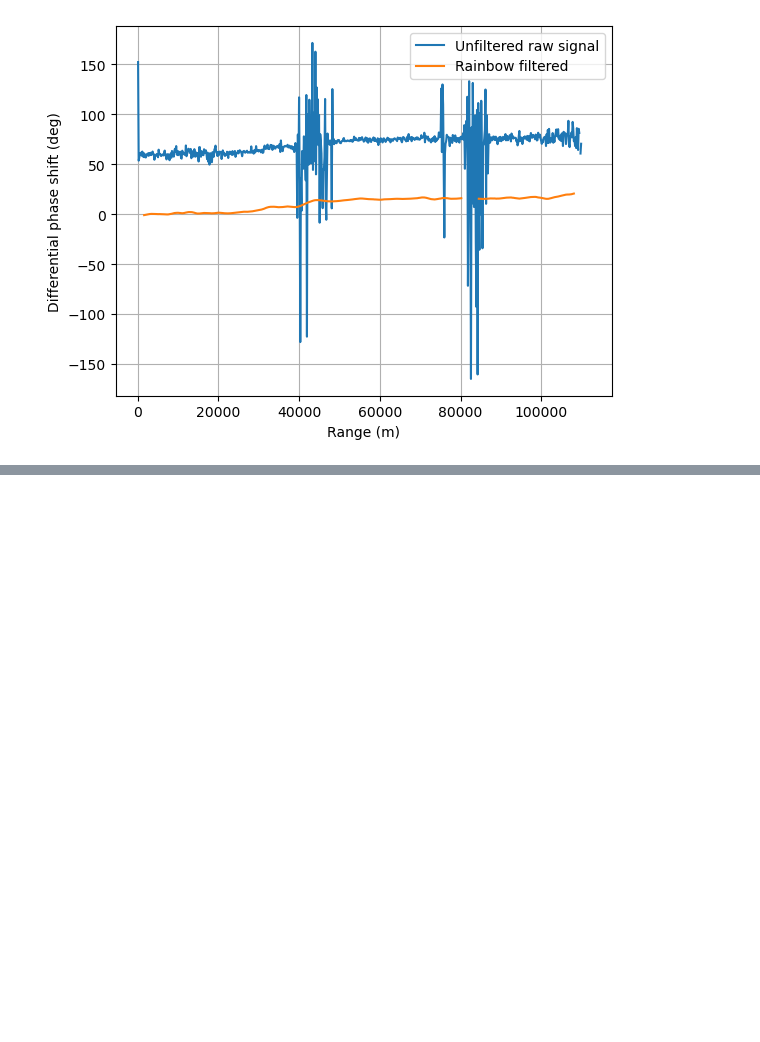
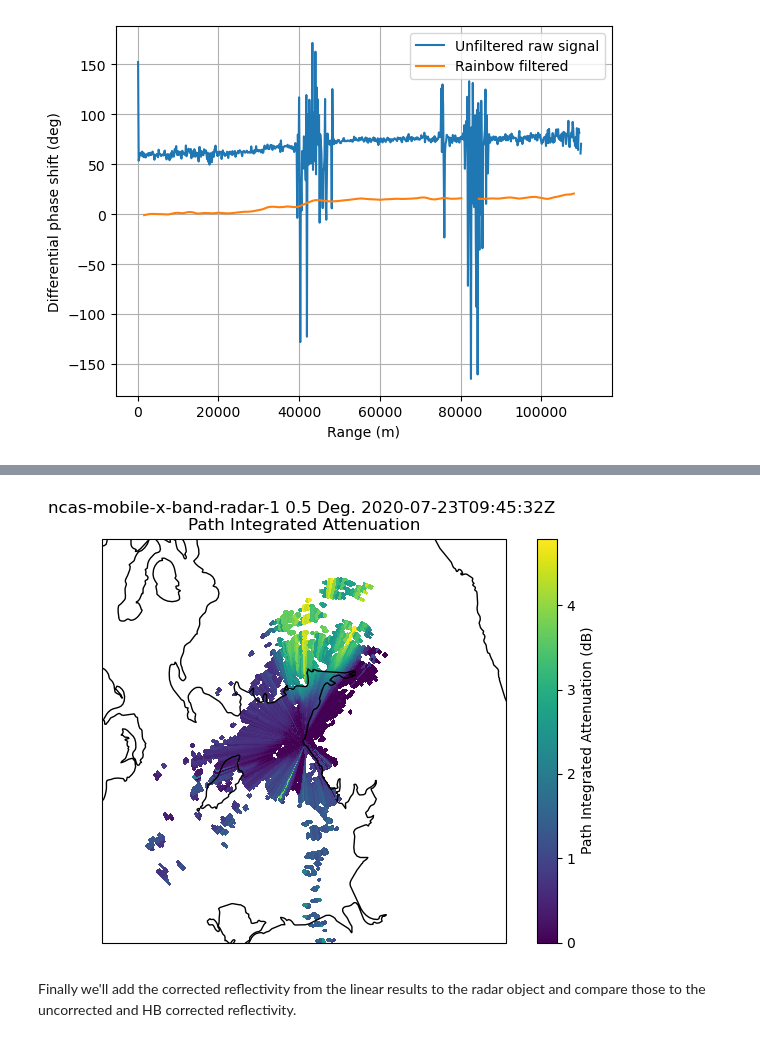
Before and after one commit to ncasuk/NCAS-Intro-Atmos-Radar-2024, a Jupyter notebook: notebooks/practicals/Practical_4_Part_3_Attenuation.ipynb, the cells around one changed output, grey strips where cells are left out. Cells and saved outputs as stored; diff of their text form; code cells hidden in the pictures; blank space fills up the shorter version.

```diff
--- a/notebooks/practicals/Practical_4_Part_3_Attenuation.ipynb
+++ b/notebooks/practicals/Practical_4_Part_3_Attenuation.ipynb
@@ -248,0 +383,15 @@ pyart.correct.calculate_attenuation_philinear?
+# %%
+ax1 = plt.subplot(111, projection=proj)
+raddisp.plot_ppi_map('linear_PIA2',0,
+                     vmin=0,
+                     embellish=False,
+                     gatefilter=gatefilter,
+                     ax=ax1)
+
+ax1.coastlines(resolution='10m')
+
+plt.tight_layout()
+# %% [output]
+[figure, added]
+# %% [markdown]
+Finally we'll add the corrected reflectivity from the linear results to the radar object and compare those to the uncorrected and HB corrected reflectivity.
```
Also changed, not shown: parts of 33 cells of this notebook.
